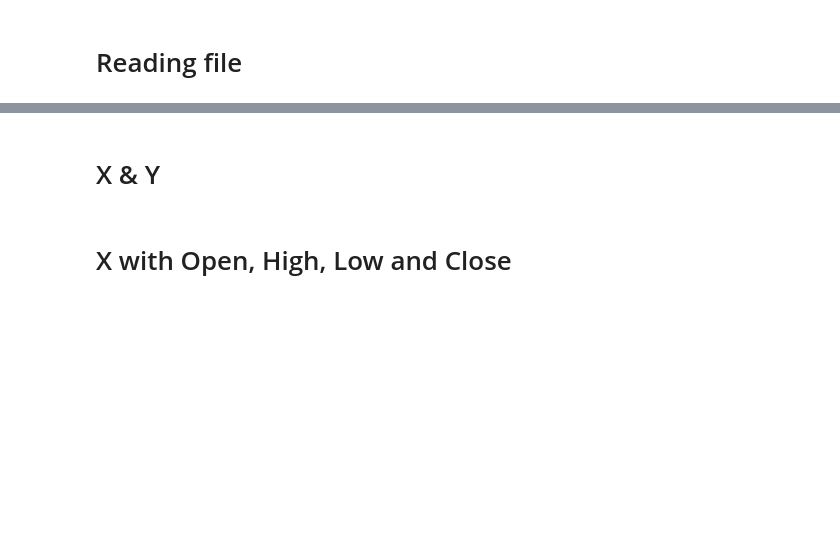
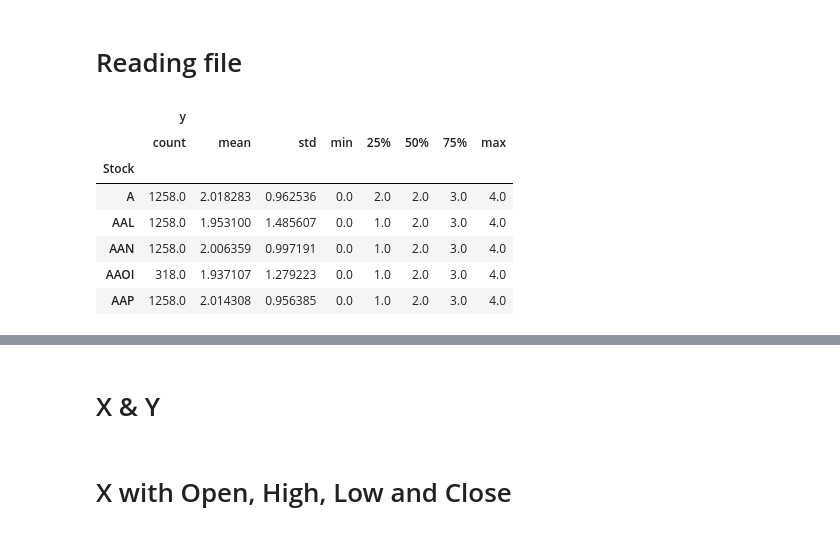
Before and after one commit to NotAnyMike/ML-and-stocks, a Jupyter notebook: Single RBM.ipynb, the cells around one changed output, grey strips where cells are left out. Drawn from its saved outputs; the diff is of its cells as text; code cells hidden in the pictures; blank space fills up the shorter version.

```diff
--- a/Single RBM.ipynb
+++ b/Single RBM.ipynb
@@ -8,4 +8,15 @@ from sklearn.pipeline import Pipeline
 # Reading file
 # %%
 df = pd.read_csv('dataset.csv')
+# %%
+df[['Stock','y']].groupby('Stock').describe()
+# %% [output]
+|  | y |  |  |  |  |  |  |  |
+|  | count | mean | std | min | 25% | 50% | 75% | max |
+| Stock |  |  |  |  |  |  |  |  |
+| A | 1258.0 | 2.018283 | 0.962536 | 0.0 | 2.0 | 2.0 | 3.0 | 4.0 |
+| AAL | 1258.0 | 1.953100 | 1.485607 | 0.0 | 1.0 | 2.0 | 3.0 | 4.0 |
+| AAN | 1258.0 | 2.006359 | 0.997191 | 0.0 | 1.0 | 2.0 | 3.0 | 4.0 |
+| AAOI | 318.0 | 1.937107 | 1.279223 | 0.0 | 1.0 | 2.0 | 3.0 | 4.0 |
+| AAP | 1258.0 | 2.014308 | 0.956385 | 0.0 | 1.0 | 2.0 | 3.0 | 4.0 |
 # %%
```
Also changed, not shown: parts of 8 cells of this notebook, 4 other files.
